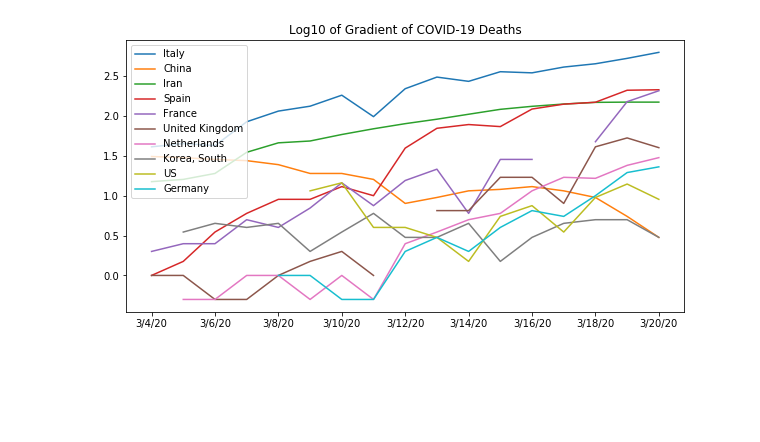
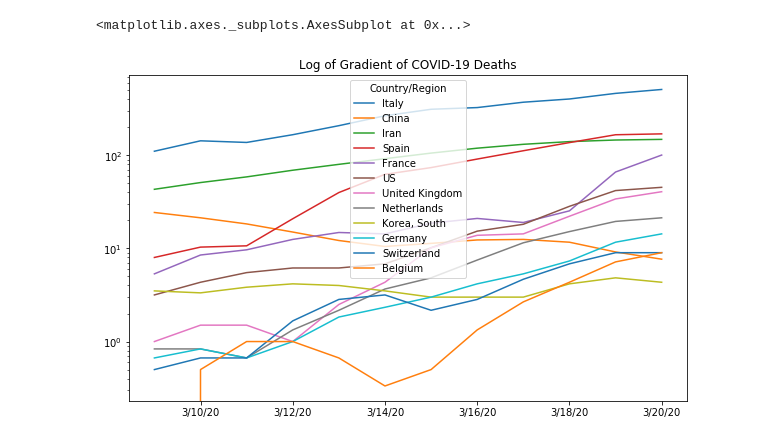
Before and after one commit to biafarrugia/dror-ddj-notebooks, a Jupyter notebook: notebooks/covid-19.ipynb, the cells around one changed output. Drawn from its saved outputs; the diff is of its cells as text; code cells hidden in the pictures; blank space fills up the shorter version.

```diff
--- a/notebooks/covid-19.ipynb
+++ b/notebooks/covid-19.ipynb
@@ -14,7 +7,6 @@ Todo:
 # %%
 # data files
-data_folder = "../../COVID-19/csse_covid_19_data/csse_covid_19_time_series"
-data_file = data_folder + "/" + "time_series_19-covid-Deaths.csv"
+data_file = "https://raw.githubusercontent.com/CSSEGISandData/COVID-19/master/csse_covid_19_data/csse_covid_19_time_series/time_series_19-covid-Deaths.csv"
 # %%
 import pandas as pd
 import numpy as np
@@ -22,0 +30,9 @@ df = pd.read_csv(data_file)
+# %%
+# aggregate on country
+agg_cols = {}
+for col in df.columns[4:]:
+    agg_cols[col] = {'sum'}
+dfg = df.groupby("Country/Region").agg(agg_cols)
+dfg.columns = df.columns[4:]
+dfg.reset_index()
+dfg.head()
@@ -23,8 +48,9 @@ df = pd.read_csv(data_file)
 # %%
+from matplotlib.pyplot import *
+
 # latest leaders
-
-last_cols = np.concatenate((df.columns[0:2], df.columns[-17:]))
-last_df = df[last_cols].sort_values(by=[last_cols[-1:][0]], ascending=False).transpose()
-last_df = last_df[last_df.columns[:10]]
-last_df
+last_cols = dfg.columns[-17:]
+last_df = dfg[last_cols].sort_values(by=[last_cols[-1:][0]], ascending=False).transpose()
+last_df = last_df[last_df.columns[:12]]
+last_df.plot(figsize=(10,6), logy=True, title='Log of COVID-19 Deaths')
 # %% [output]
@@ -56,8 +59,7 @@ ax.legend(labels);
 # %%
 # plot log of gradient
-grad_df = last_df.tail(-2).apply(np.gradient)
-grad_df = grad_df.apply(np.log10)
-ax = grad_df.plot(figsize=(10,5), title='Log10 of Gradient of COVID-19 Deaths')
-ax.legend(labels);
+grad_df = last_df.tail(-2).rolling(3).mean().apply(np.gradient)
+grad_df.plot(figsize=(10,6), logy=True, title='Log of Gradient of COVID-19 Deaths')
 # %% [output]
+<matplotlib.axes._subplots.AxesSubplot at 0x...>
-[figure, old version]
+[figure, new version]
```
Also changed, not shown: parts of 6 cells of this notebook.
